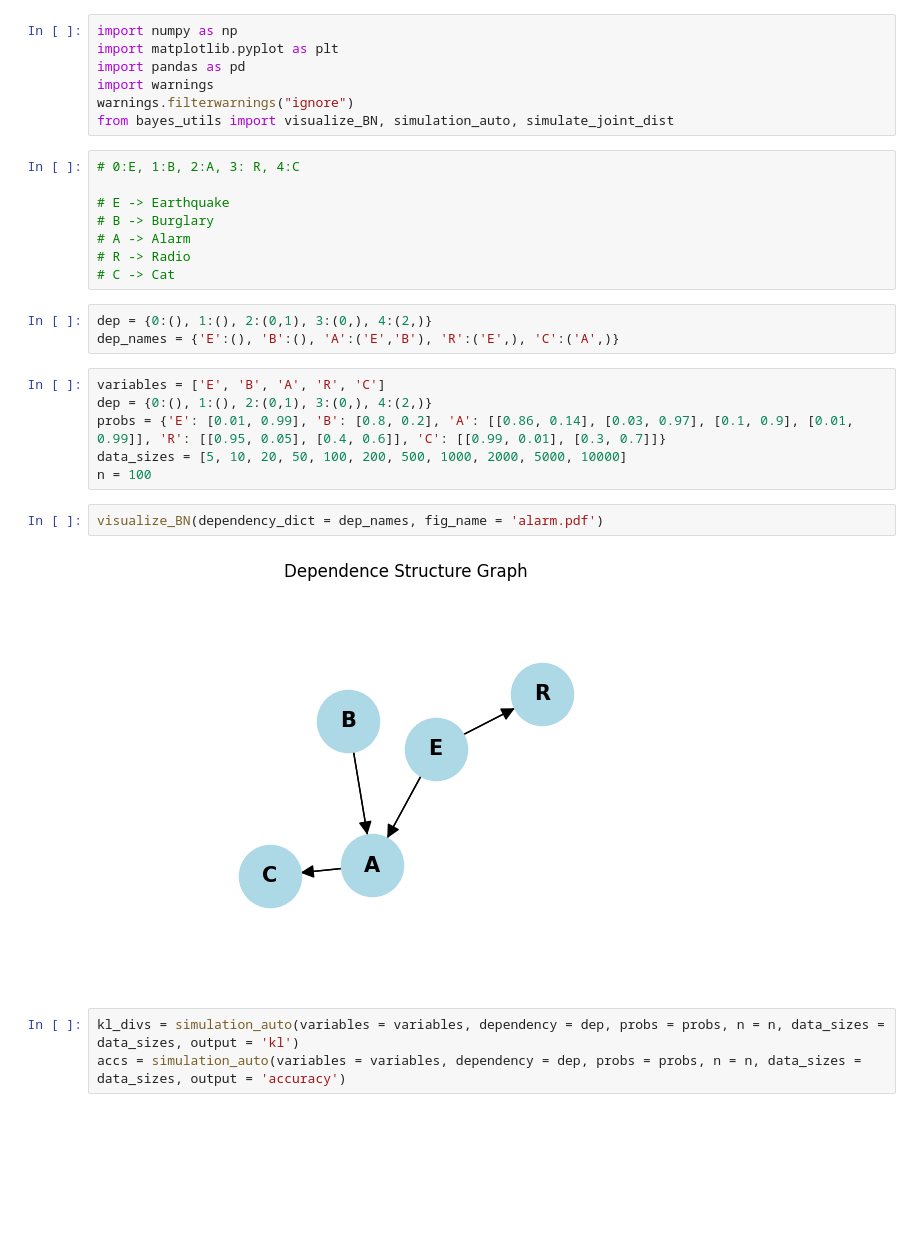
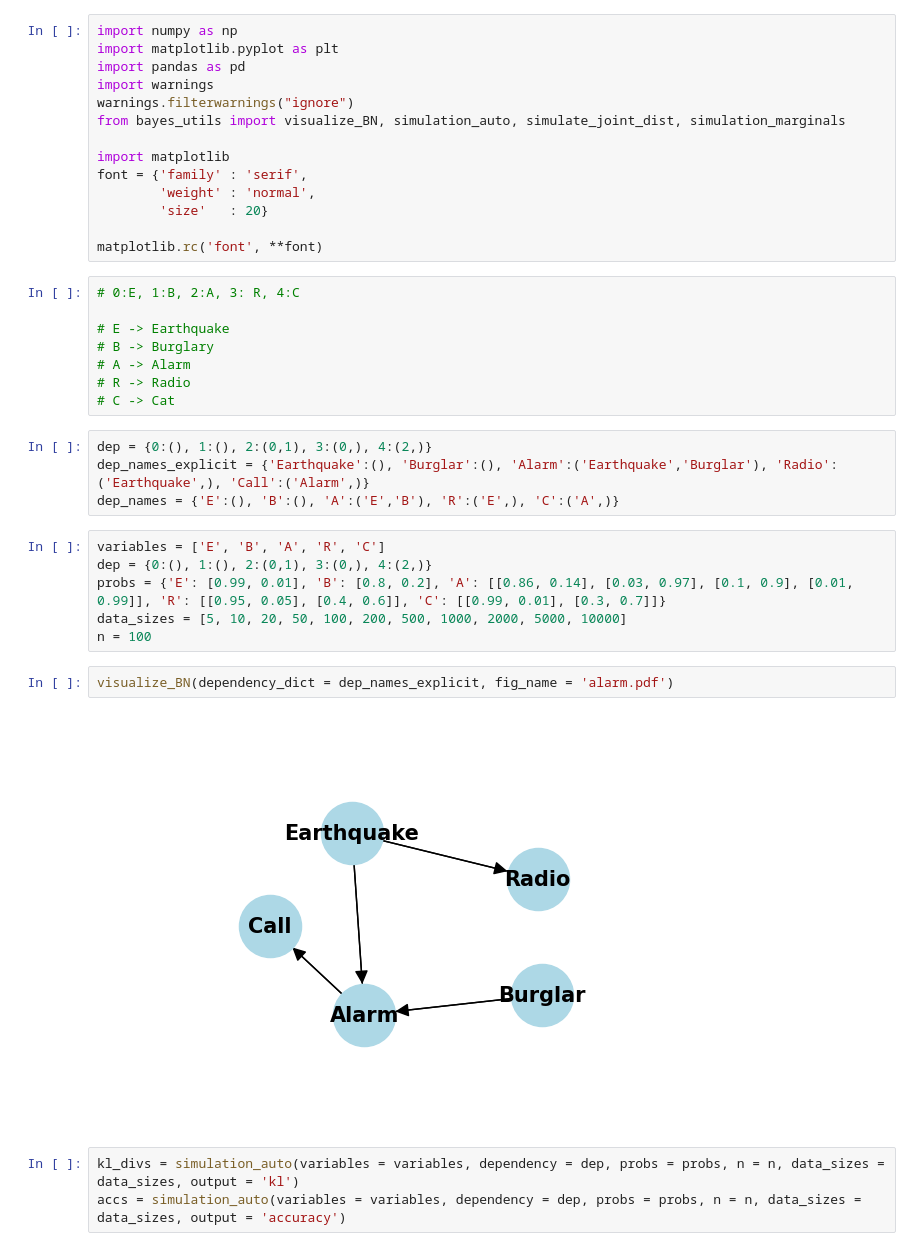
Before and after one commit to pratik2358/bayes_net_learning, a Jupyter notebook: code/alarm_example.ipynb, the cells around one changed output. Cells and saved outputs as stored; diff of their text form; blank space fills up the shorter version.

```diff
--- a/code/alarm_example.ipynb
+++ b/code/alarm_example.ipynb
@@ -4,7 +4,14 @@ import matplotlib.pyplot as plt
 import pandas as pd
 import warnings
 warnings.filterwarnings("ignore")
-from bayes_utils import visualize_BN, simulation_auto, simulate_joint_dist
+from bayes_utils import visualize_BN, simulation_auto, simulate_joint_dist, simulation_marginals
+
+import matplotlib
+font = {'family' : 'serif',
+        'weight' : 'normal',
+        'size'   : 20}
+
+matplotlib.rc('font', **font)
 # %%
 # 0:E, 1:B, 2:A, 3: R, 4:C
 
@@ -15,17 +22,18 @@ from bayes_utils import visualize_BN, simulation_auto, simulate_joint_dist
 # C -> Cat
 # %%
 dep = {0:(), 1:(), 2:(0,1), 3:(0,), 4:(2,)}
+dep_names_explicit = {'Earthquake':(), 'Burglar':(), 'Alarm':('Earthquake','Burglar'), 'Radio':('Earthquake',), 'Call':('Alarm',)}
 dep_names = {'E':(), 'B':(), 'A':('E','B'), 'R':('E',), 'C':('A',)}
 # %%
 variables = ['E', 'B', 'A', 'R', 'C']
 dep = {0:(), 1:(), 2:(0,1), 3:(0,), 4:(2,)}
-probs = {'E': [0.01, 0.99], 'B': [0.8, 0.2], 'A': [[0.86, 0.14], [0.03, 0.97], [0.1, 0.9], [0.01, 0.99]], 'R': [[0.95, 0.05], [0.4, 0.6]], 'C': [[0.99, 0.01], [0.3, 0.7]]}
+probs = {'E': [0.99, 0.01], 'B': [0.8, 0.2], 'A': [[0.86, 0.14], [0.03, 0.97], [0.1, 0.9], [0.01, 0.99]], 'R': [[0.95, 0.05], [0.4, 0.6]], 'C': [[0.99, 0.01], [0.3, 0.7]]}
 data_sizes = [5, 10, 20, 50, 100, 200, 500, 1000, 2000, 5000, 10000]
 n = 100
 # %%
-visualize_BN(dependency_dict = dep_names, fig_name = 'alarm.pdf')
+visualize_BN(dependency_dict = dep_names_explicit, fig_name = 'alarm.pdf')
 # %% [output]
-[figure, old version]
+[figure, new version]
 # %%
 kl_divs = simulation_auto(variables = variables, dependency = dep, probs = probs, n = n, data_sizes = data_sizes, output = 'kl')
 accs = simulation_auto(variables = variables, dependency = dep, probs = probs, n = n, data_sizes = data_sizes, output = 'accuracy')
```
Also changed, not shown: parts of 6 cells of this notebook, 1 other file.
